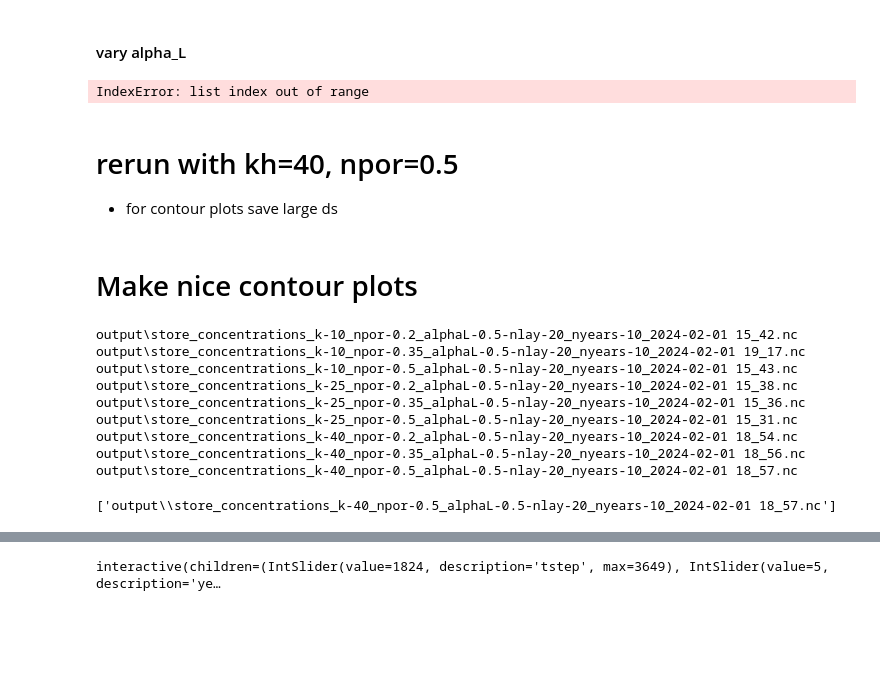
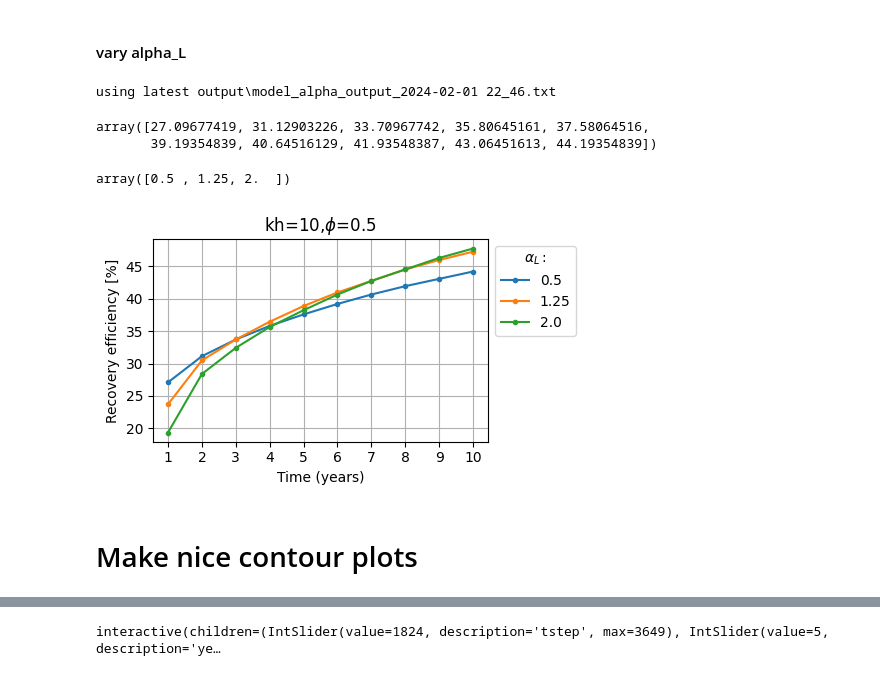
Before and after one commit to Daafip/design-ASR-CEGM2006, a Jupyter notebook: Model/4. Vary_params_plotting.ipynb, the cells around one changed output, grey strips where cells are left out. Saved outputs shown, nothing was run; the diff lists cells and outputs as text; code cells hidden in the pictures; blank space fills up the shorter version.

```diff
--- a/Model/4. Vary_params_plotting.ipynb
+++ b/Model/4. Vary_params_plotting.ipynb
@@ -89,17 +135,21 @@ plt.savefig(fname,bbox_inches="tight")
 # %% [markdown]
 #### vary alpha_L
 # %%
-files = glob.glob(r'output/model_alphaL_output_2024-01-31*.txt')
+files = glob.glob(r'output/model_alpha_output_2024-02-01*.txt')
 load_arr = np.loadtxt(files[-1],delimiter=",")
 print(f'using latest {files[-1]}')
 load_arr[0,:]
 # %% [output]
-IndexError: list index out of range
+using latest output\model_alpha_output_2024-02-01 22_46.txt
+array([27.09677419, 31.12903226, 33.70967742, 35.80645161, 37.58064516,
+       39.19354839, 40.64516129, 41.93548387, 43.06451613, 44.19354839])
 # %%
-files = glob.glob(r'output/parameter_alphaL_output_2024-01-31*.txt')
+files = glob.glob(r'output/parameter_alpha_output_2024-02-01*.txt')
 load_params = np.loadtxt(files[-1],delimiter=",")
 alphaL_var = load_params[:]
 alphaL_var
+# %% [output]
+array([0.5 , 1.25, 2.  ])
 # %%
 Q_d = 40_000 # m^3/y
 Q_tot = Q_d * 1.25
@@ -108,23 +158,22 @@ cycle_n_arr = np.array(cycle_n) + 1
 # %%
 n = 0
 fname = r'figures/recovery_Q_vary_alpha_L.png'
 fig, ax = plt.subplots(1,figsize=(5,3),sharey=True, sharex=True)
 # fig.suptitle("Recovery volume for different parameters")
 axs = [ax]
 i = 0
 axs[i].set_ylabel("Recovery efficiency [%]")
 axs[i].set_xlabel(r"Time (years)")
-axs[i].set_title(fr"kh=30,$\phi$=0.35")
+axs[i].set_title(fr"kh=10,$\phi$=0.5")
 axs[i].set_xticks(ticks=cycle_n_arr)
 axs[i].grid()
 for j in range(len(alphaL_var)):
     cycle_n_arr = np.array(cycle_n) + 1
     axs[i].plot(cycle_n_arr,load_arr[n,:],marker=".",label=f"{alphaL_var[j]}")
     n+=1
 axs[i].legend(bbox_to_anchor=(1,1),title=r"$\alpha_L:$")
 fig.tight_layout()
 plt.savefig(fname,bbox_inches="tight")
     # plt.close()
+# %% [output]
+[figure, added]
-# %% [markdown]
-# rerun with kh=40, npor=0.5
-- for contour plots save large ds
@@ -183,20 +193,4 @@ n_years = 10
 for k, npor, alphaL in params:
     fname_in = fr'output/store_concentrations_k-{k}_npor-{npor}_alphaL-{alphaL}-nlay-{nlay}_nyears-{n_years}*.nc'
     files = glob.glob(fname_in)[-1]
-    print(files)
     ds_lst.append(xr.open_dataarray(files))
-# %% [output]
-output\store_concentrations_k-10_npor-0.2_alphaL-0.5-nlay-20_nyears-10_2024-02-01 15_42.nc
-output\store_concentrations_k-10_npor-0.35_alphaL-0.5-nlay-20_nyears-10_2024-02-01 19_17.nc
-output\store_concentrations_k-10_npor-0.5_alphaL-0.5-nlay-20_nyears-10_2024-02-01 15_43.nc
-output\store_concentrations_k-25_npor-0.2_alphaL-0.5-nlay-20_nyears-10_2024-02-01 15_38.nc
-output\store_concentrations_k-25_npor-0.35_alphaL-0.5-nlay-20_nyears-10_2024-02-01 15_36.nc
-output\store_concentrations_k-25_npor-0.5_alphaL-0.5-nlay-20_nyears-10_2024-02-01 15_31.nc
-output\store_concentrations_k-40_npor-0.2_alphaL-0.5-nlay-20_nyears-10_2024-02-01 18_54.nc
-output\store_concentrations_k-40_npor-0.35_alphaL-0.5-nlay-20_nyears-10_2024-02-01 18_56.nc
-output\store_concentrations_k-40_npor-0.5_alphaL-0.5-nlay-20_nyears-10_2024-02-01 18_57.nc
-# %%
-files = glob.glob(fname_in)
-files
-# %% [output]
-['output\\store_concentrations_k-40_npor-0.5_alphaL-0.5-nlay-20_nyears-10_2024-02-01 18_57.nc']
```
Also changed, not shown: parts of 16 cells of this notebook, 11 other files.
